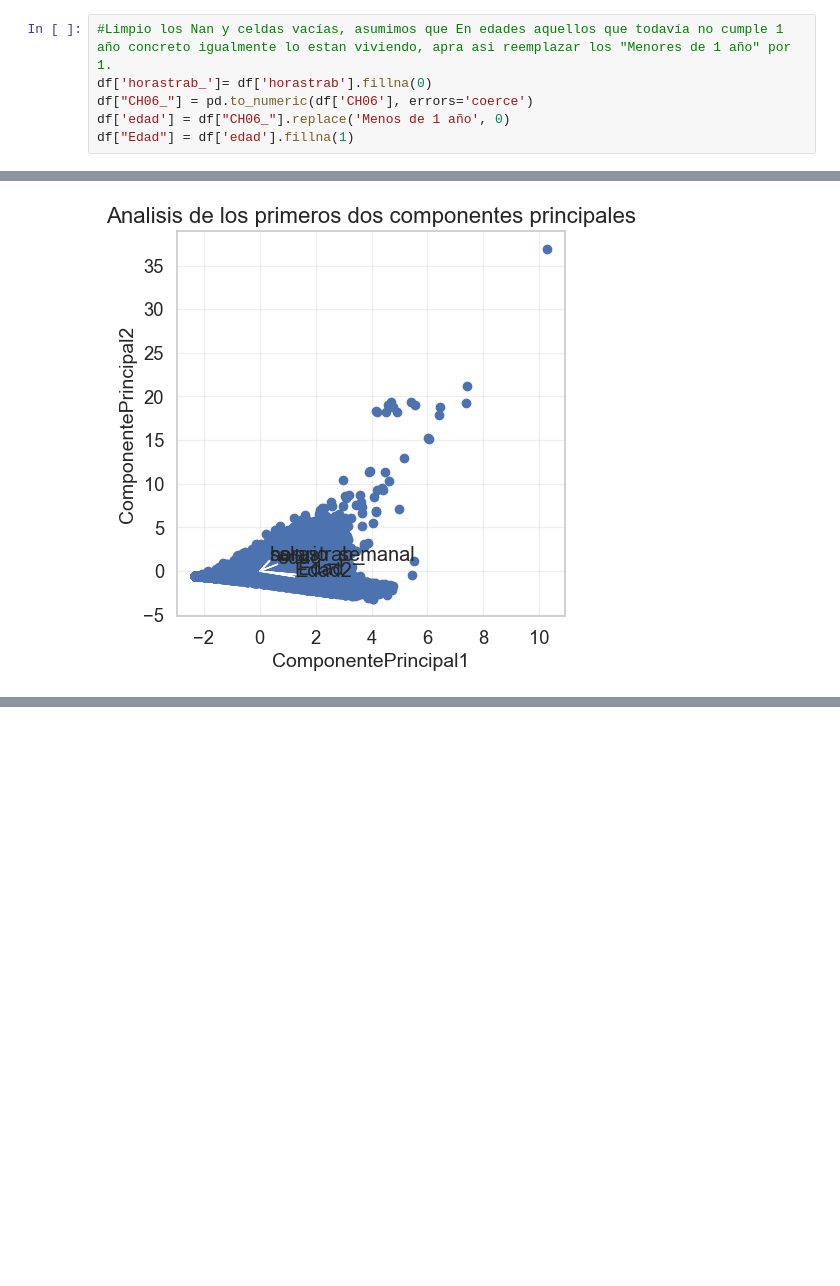
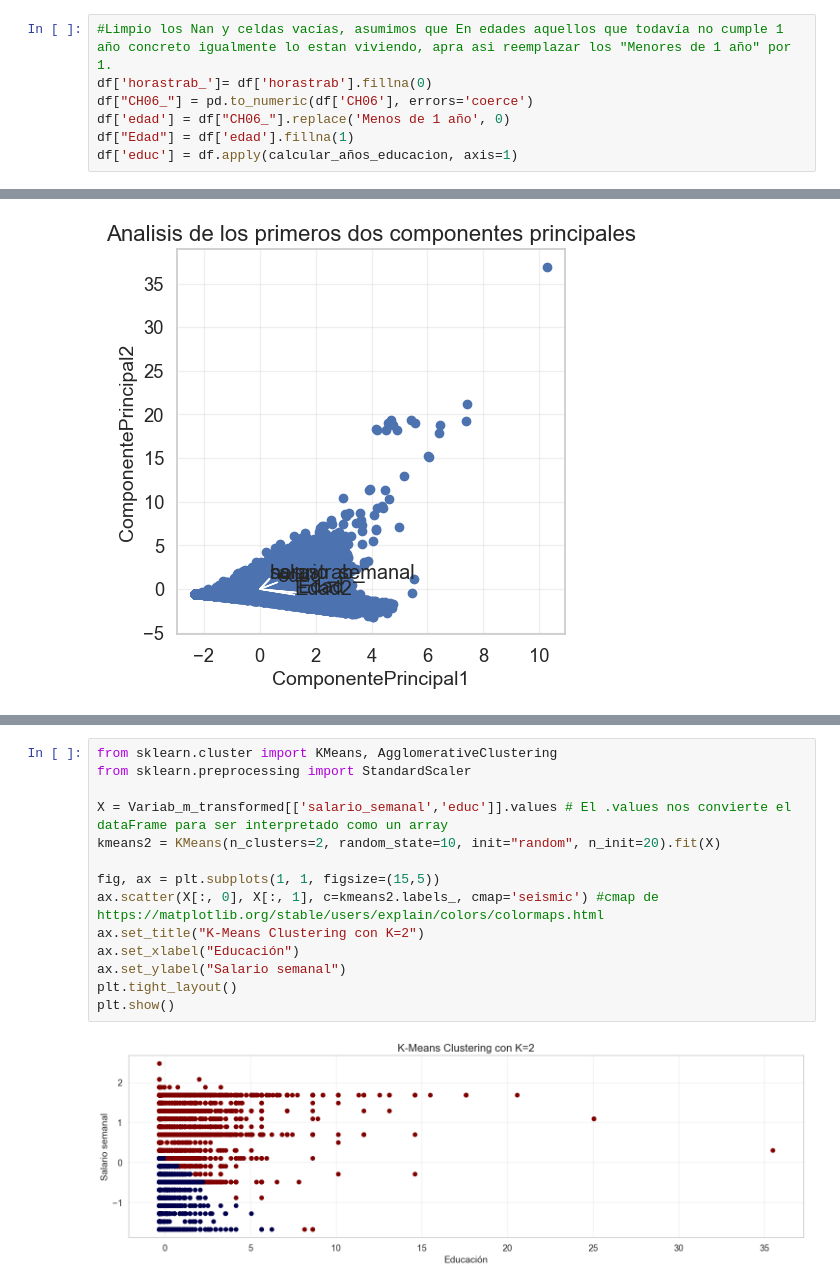
Before and after one commit to MaxiPetrini/BigDataUBA-Grupo16, a Jupyter notebook: TP3_Grupo 16/Tp3.ipynb, the cells around one changed output, grey strips where cells are left out. Drawn from its saved outputs; the diff is of its cells as text; blank space fills up the shorter version.

```diff
--- a/TP3_Grupo 16/Tp3.ipynb
+++ b/TP3_Grupo 16/Tp3.ipynb
@@ -305,5 +305,6 @@ df['horastrab_']= df['horastrab'].fillna(0)
 df["CH06_"] = pd.to_numeric(df['CH06'], errors='coerce')
 df['edad'] = df["CH06_"].replace('Menos de 1 año', 0)
 df["Edad"] = df['edad'].fillna(1)
+df['educ'] = df.apply(calcular_años_educacion, axis=1)
 # %%
 df["Edad2"] = df["Edad"] **2
@@ -488,0 +512,16 @@ fig
+# %%
+from sklearn.cluster import KMeans, AgglomerativeClustering
+from sklearn.preprocessing import StandardScaler
+
+X = Variab_m_transformed[['salario_semanal','educ']].values # El .values nos convierte el dataFrame para ser interpretado como un array
+kmeans2 = KMeans(n_clusters=2, random_state=10, init="random", n_init=20).fit(X)
+
+fig, ax = plt.subplots(1, 1, figsize=(15,5))
+ax.scatter(X[:, 0], X[:, 1], c=kmeans2.labels_, cmap='seismic') #cmap de https://matplotlib.org/stable/users/explain/colors/colormaps.html
+ax.set_title("K-Means Clustering con K=2")
+ax.set_xlabel("Educación")
+ax.set_ylabel("Salario semanal")
+plt.tight_layout()
+plt.show()
+# %% [output]
+[figure, added]
```
Also changed, not shown: parts of 18 cells of this notebook, 1 other file.
